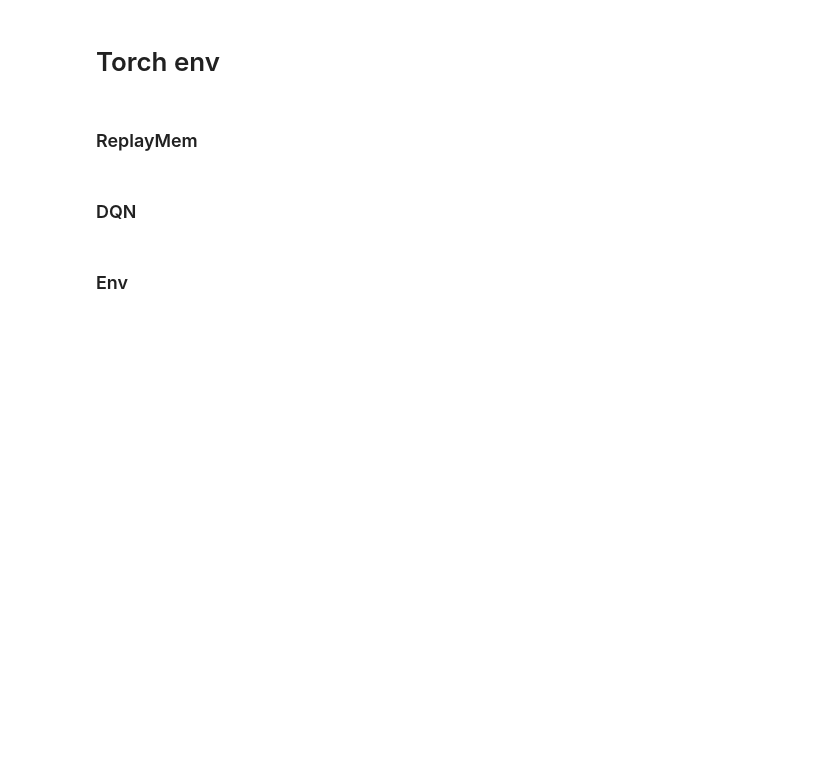
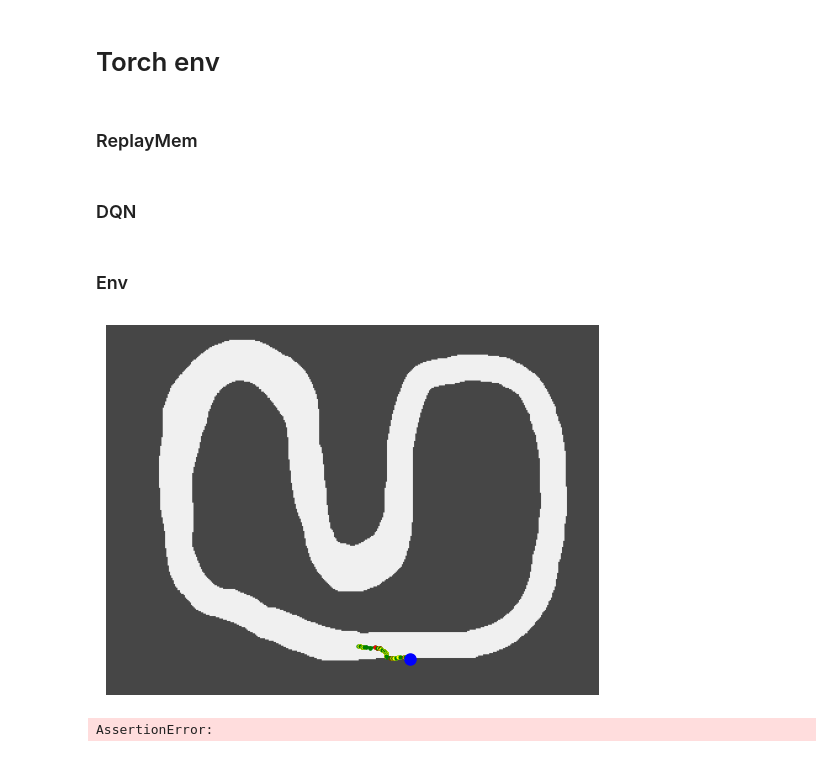
Before and after one commit to GeckSpy/EP-trajectory-optimisation, a Jupyter notebook: Environment/env_05.ipynb, the cells around one changed output. Cells and saved outputs as stored; diff of their text form; code cells hidden in the pictures; blank space fills up the shorter version.

```diff
--- a/Environment/env_05.ipynb
+++ b/Environment/env_05.ipynb
@@ -538,11 +538,11 @@ class Env():
             return None
         else :
             arr = np.array(self.env.get_state())
-            arr = arr / max(arr) #To normalize the array
+            arr = arr / MAX_SPEED #To normalize the array
             return torch.tensor([arr],dtype=torch.float)
 
     def show_state(self):
-        self.env.render()
+        self.env.render(show_trajectory=True)
 
     def reset(self):
         """Reset the environment"""
@@ -589,3 +589,39 @@ class Env():
             raise(ValueError("Trying to sample a move from a final state"))
         action = rd.randint(0,self.n_action-1)
         return torch.tensor(action).reshape((1,1))
+# %%
+def optimize(env : Env,optimizer,criterion,batch_size,discount_factor):
+    if (len(env.memory) < batch_size) :
+        return
+
+    # A list of batch_size transtions
+    transition = env.memory.sample(batch_size)
+
+    # A tuple with four coordinates :
+    # state -> a batch of size batch_size of states
+    # action -> a batch of size batch_size of actions
+    # ect
+    batch = Transition(*zip(*transition))
+
+    state_batch = torch.cat(batch.state)
+    action_batch = torch.cat(batch.action)
+    reward_batch = torch.cat(batch.reward)
+
+    # Batch of size batch_size of the Qvalue predicted by our current model, for the state and action of a transtion
+    predicted = env.model(state_batch).gather(1,action_batch)
+
+    next_state_value = torch.zeros((batch_size,1))
+
+    non_final_mask = torch.tensor(tuple(map(lambda s: s is not None, batch.next_state)), dtype=torch.bool )
+    if non_final_mask.any():
+        non_final_next_state = torch.cat([s for s in batch.next_state if s is not None])
+        with torch.no_grad():
+            next_state_value[non_final_mask] = env.model(non_final_next_state).max(1).values.unsqueeze(1)
+
+    expected = reward_batch + (discount_factor * next_state_value)
+
+    optimizer.zero_grad()
+    loss = criterion(predicted,expected)
+    loss.backward()
+    torch.nn.utils.clip_grad_value_(env.model.parameters(), 100)
+    optimizer.step()
@@ -592,2 +682,6 @@ class Env():
 # %%
 myenv = Env("../tracks/02.png")
+training(myenv)
+# %% [output]
+[figure, added]
+AssertionError:
```
Also changed, not shown: parts of 5 cells of this notebook.
